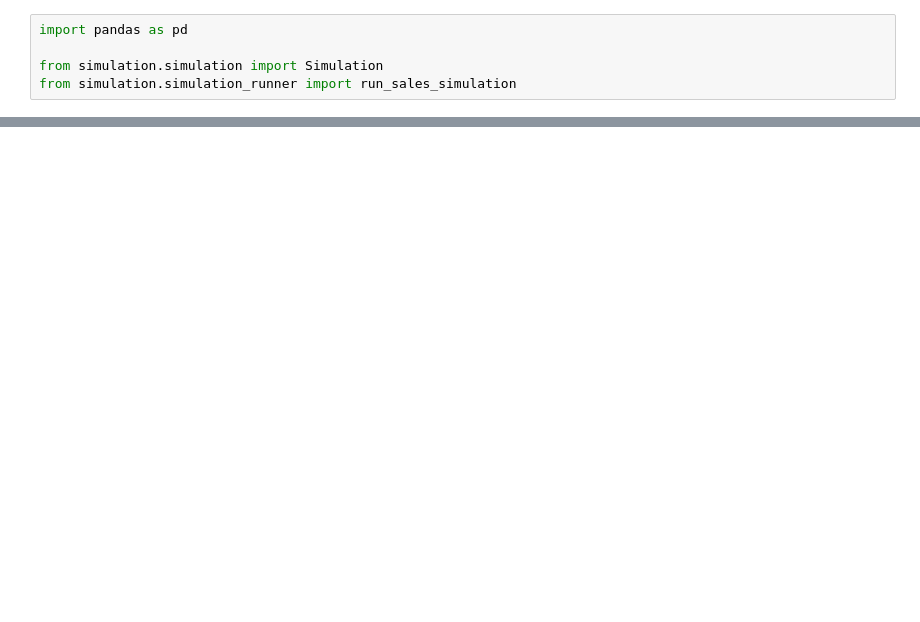
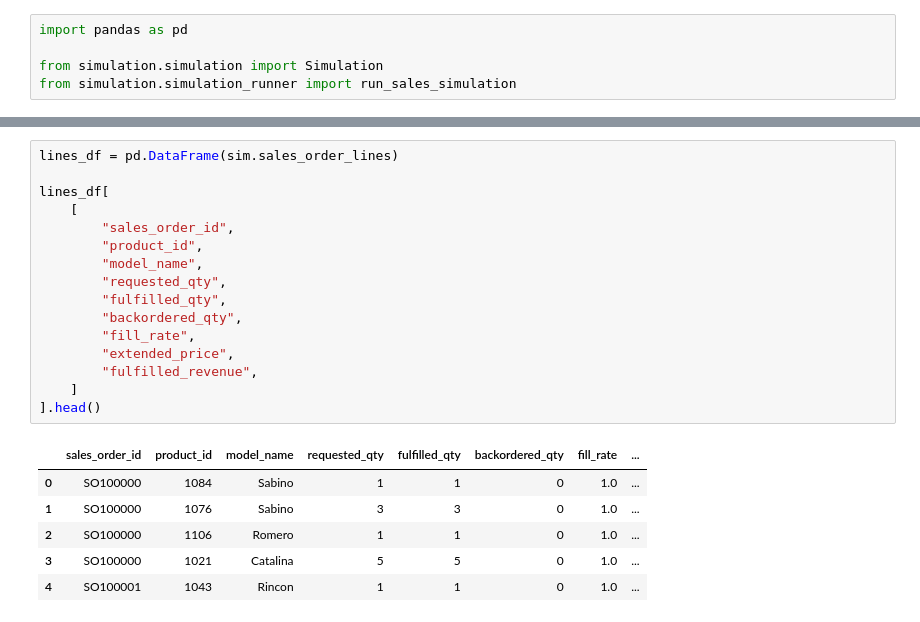
Before and after one commit to samuellettes/sonoran-cycles-supply-chain-analytics, a Jupyter notebook: notebooks/02_simulation.ipynb, the cells around one changed output, grey strips where cells are left out. Cells and saved outputs as stored; diff of their text form; blank space fills up the shorter version.

```diff
--- a/notebooks/02_simulation.ipynb
+++ b/notebooks/02_simulation.ipynb
@@ -201,0 +318,23 @@ print("Sales order lines:", len(sim.sales_order_lines))
+# %%
+lines_df = pd.DataFrame(sim.sales_order_lines)
+
+lines_df[
+    [
+        "sales_order_id",
+        "product_id",
+        "model_name",
+        "requested_qty",
+        "fulfilled_qty",
+        "backordered_qty",
+        "fill_rate",
+        "extended_price",
+        "fulfilled_revenue",
+    ]
+].head()
+# %% [output]
+|  | sales_order_id | product_id | model_name | requested_qty | fulfilled_qty | backordered_qty | fill_rate | ... |
+| 0 | SO100000 | 1084 | Sabino | 1 | 1 | 0 | 1.0 | ... |
+| 1 | SO100000 | 1076 | Sabino | 3 | 3 | 0 | 1.0 | ... |
+| 2 | SO100000 | 1106 | Romero | 1 | 1 | 0 | 1.0 | ... |
+| 3 | SO100000 | 1021 | Catalina | 5 | 5 | 0 | 1.0 | ... |
+| 4 | SO100001 | 1043 | Rincon | 1 | 1 | 0 | 1.0 | ... |
```
Also changed, not shown: parts of 36 cells of this notebook, 8 other files.
